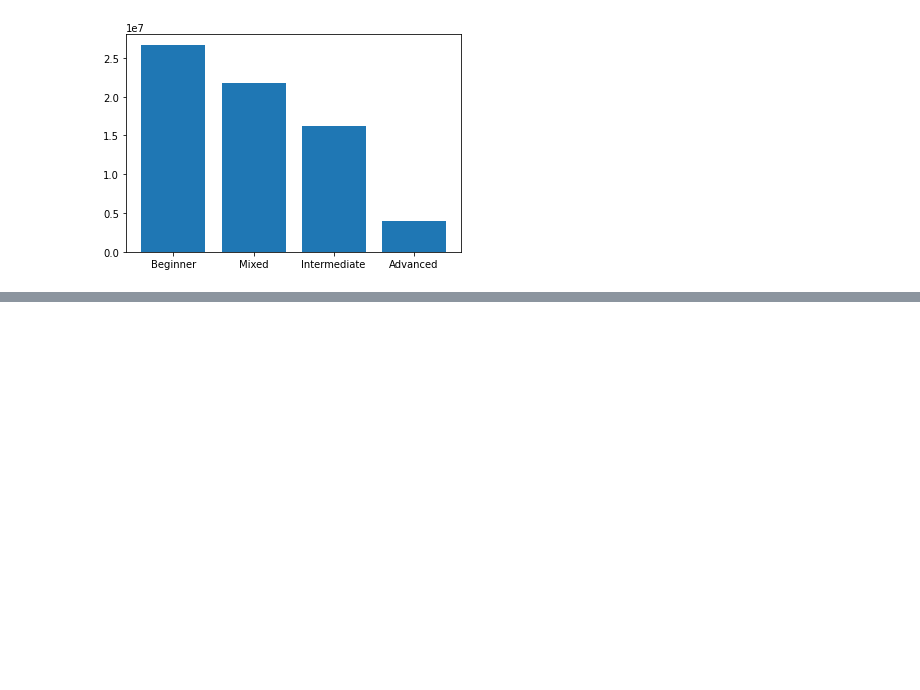
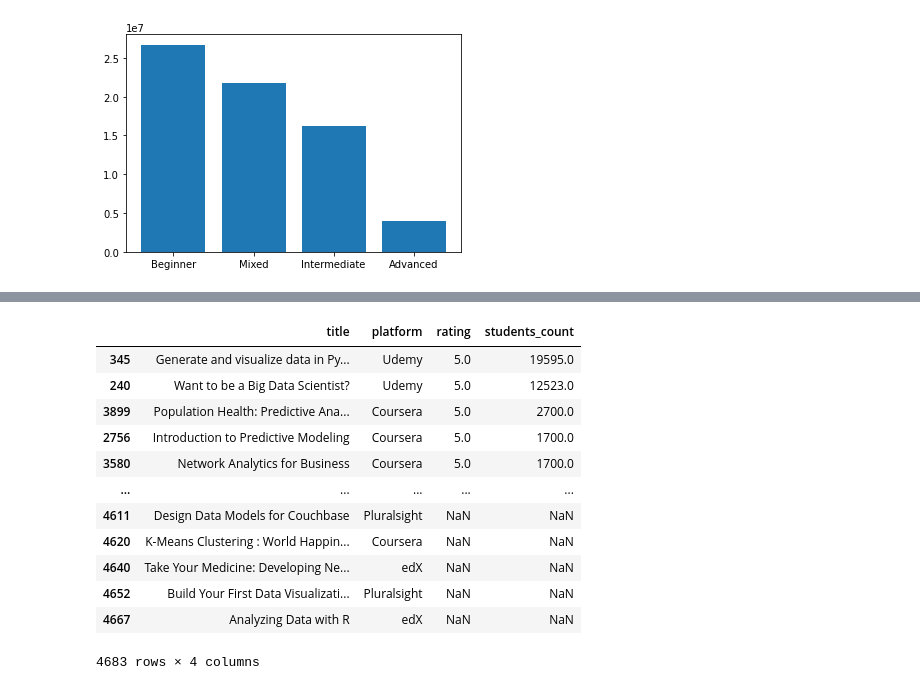
Before and after one commit to mcmanus-git/Online-Data-Science-Courses, a Jupyter notebook: EDA/Initial EDA.ipynb, the cells around one changed output, grey strips where cells are left out. Saved outputs shown, nothing was run; the diff lists cells and outputs as text; code cells hidden in the pictures; blank space fills up the shorter version.

```diff
--- a/EDA/Initial EDA.ipynb
+++ b/EDA/Initial EDA.ipynb
@@ -121,0 +155,16 @@ plt.bar(pie_data.index, pie_data['students_count']);
+# %%
+df[['title', 'platform', 'rating', 'students_count']].sort_values(['rating', 'students_count'], ascending=False)
+# %% [output]
+|  | title | platform | rating | students_count |
+| 345 | Generate and visualize data in Py... | Udemy | 5.0 | 19595.0 |
+| 240 | Want to be a Big Data Scientist? | Udemy | 5.0 | 12523.0 |
+| 3899 | Population Health: Predictive Ana... | Coursera | 5.0 | 2700.0 |
+| 2756 | Introduction to Predictive Modeling | Coursera | 5.0 | 1700.0 |
+| 3580 | Network Analytics for Business | Coursera | 5.0 | 1700.0 |
+| ... | ... | ... | ... | ... |
+| 4611 | Design Data Models for Couchbase | Pluralsight | NaN | NaN |
+| 4620 | K-Means Clustering : World Happin... | Coursera | NaN | NaN |
+| 4640 | Take Your Medicine: Developing Ne... | edX | NaN | NaN |
+| 4652 | Build Your First Data Visualizati... | Pluralsight | NaN | NaN |
+| 4667 | Analyzing Data with R | edX | NaN | NaN |
+4683 rows × 4 columns
```
Also changed, not shown: parts of 4 cells of this notebook.
